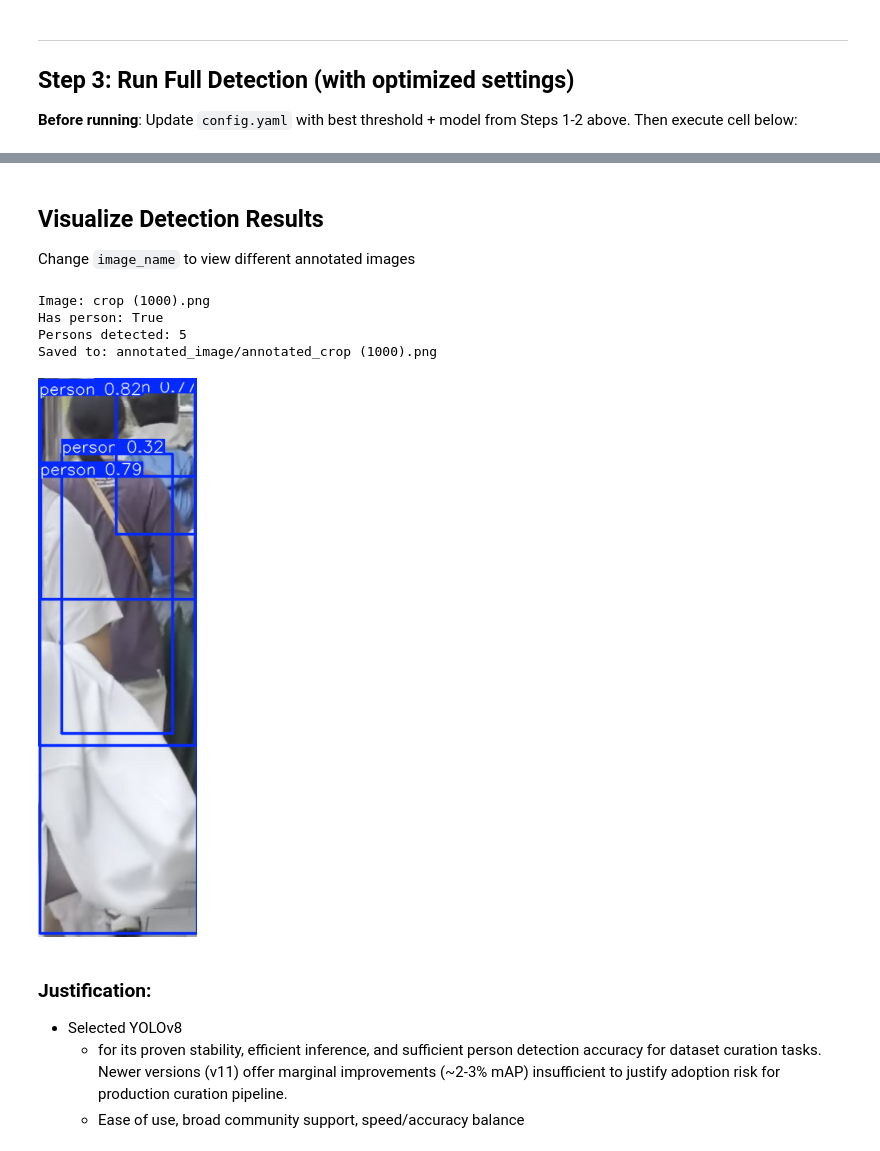
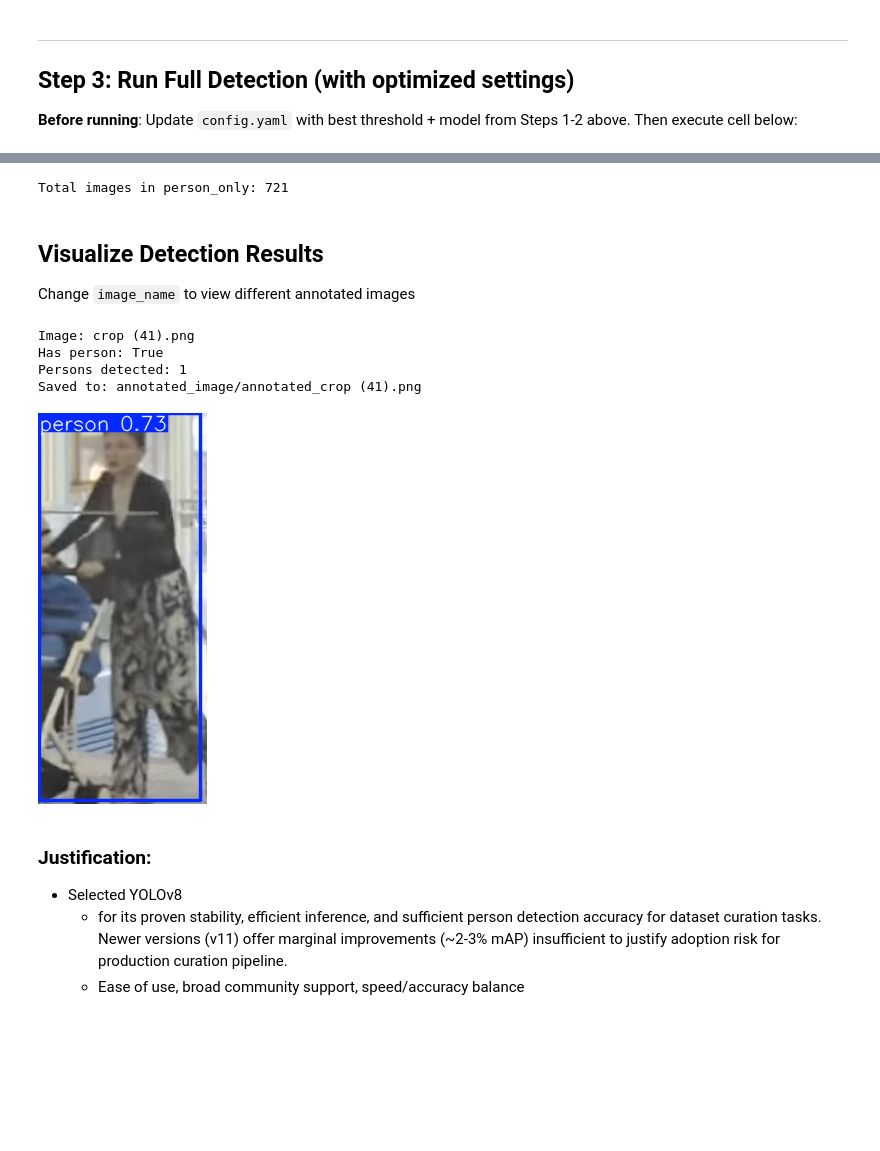
Before and after one commit to ChinSekYi/vision-pipeline-dataset-cleaner, a Jupyter notebook: notebooks/02_person_detection.ipynb, the cells around one changed output, grey strips where cells are left out. Cells and saved outputs as stored; diff of their text form; code cells hidden in the pictures; blank space fills up the shorter version.

```diff
--- a/notebooks/02_person_detection.ipynb
+++ b/notebooks/02_person_detection.ipynb
@@ -226,33 +233,40 @@ Sample from first image (crop (100).png):
+# %%
+# Verify person_only dataset
+person_only_path = Path(f"../{config['paths']['person_only']}")
+person_image_count = len(list(person_only_path.glob('*.png')))
+print(f"Total images in person_only: {person_image_count}")
+# %% [output]
+Total images in person_only: 721
 # %% [markdown]
 ## Visualize Detection Results
 Change `image_name` to view different annotated images
 # %%
-image_name = 'crop (1000).png'
+image_name = 'crop (41).png'
 
 # Create annotated_image folder if it doesn't exist (in /notebooks)
 annotated_folder = Path('./annotated_image')
 annotated_folder.mkdir(exist_ok=True)
 
 if image_name in all_results:
     entry = all_results[image_name]
     result = entry["result"]
     saved_path = result.save(filename=str(annotated_folder / f'annotated_{image_name}'))
 
     print(f"Image: {image_name}")
     print(f"Has person: {entry['has_person']}")
     print(f"Persons detected: {len(result.boxes)}")
     print(f"Saved to: {saved_path}\n")
 
     display(Image(saved_path))
 else:
     print(f"Image '{image_name}' not found")
     print(f"Available: {sorted(list(all_results.keys()))[:10]}...")
 # %% [output]
-Image: crop (1000).png
+Image: crop (41).png
 Has person: True
-Persons detected: 5
-Saved to: annotated_image/annotated_crop (1000).png
+Persons detected: 1
+Saved to: annotated_image/annotated_crop (41).png
-[figure, old version]
+[figure, new version]
 # %% [markdown]
 ### Justification:
 - Selected YOLOv8
```
Also changed, not shown: parts of 5 cells of this notebook, 4 other files.
